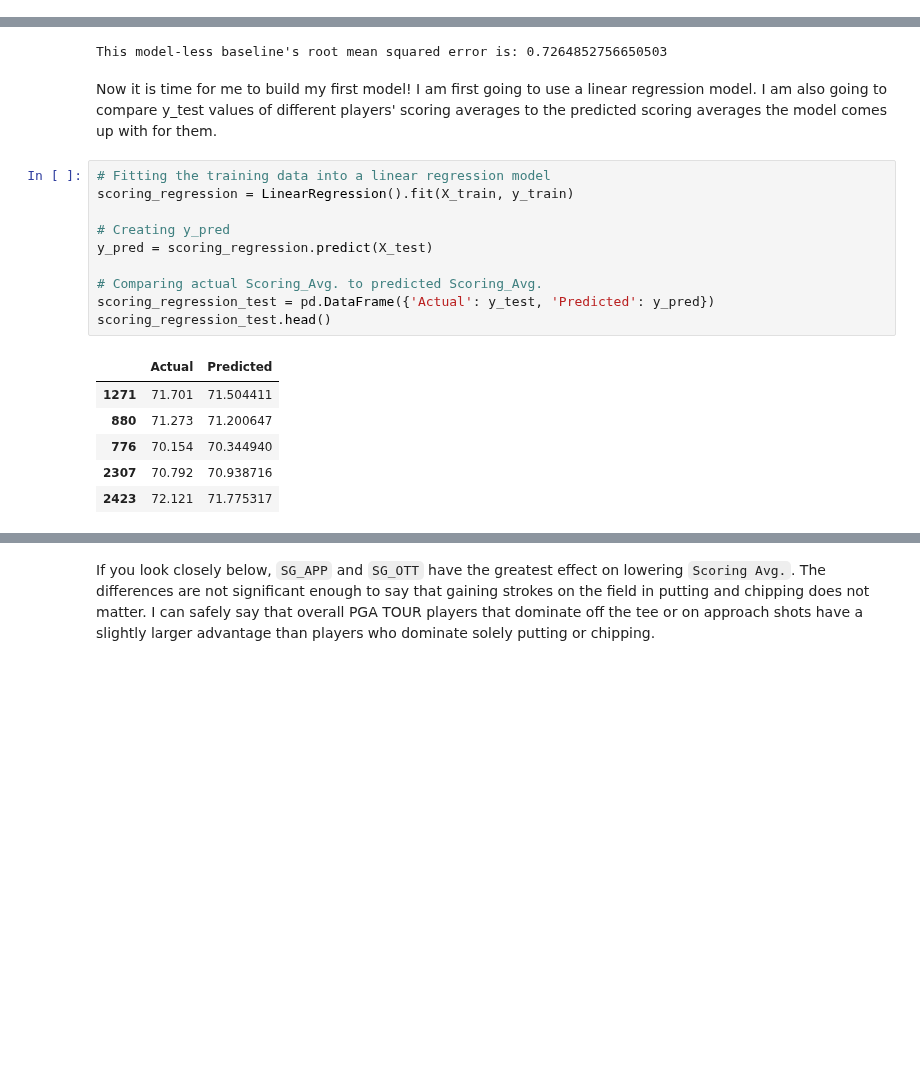
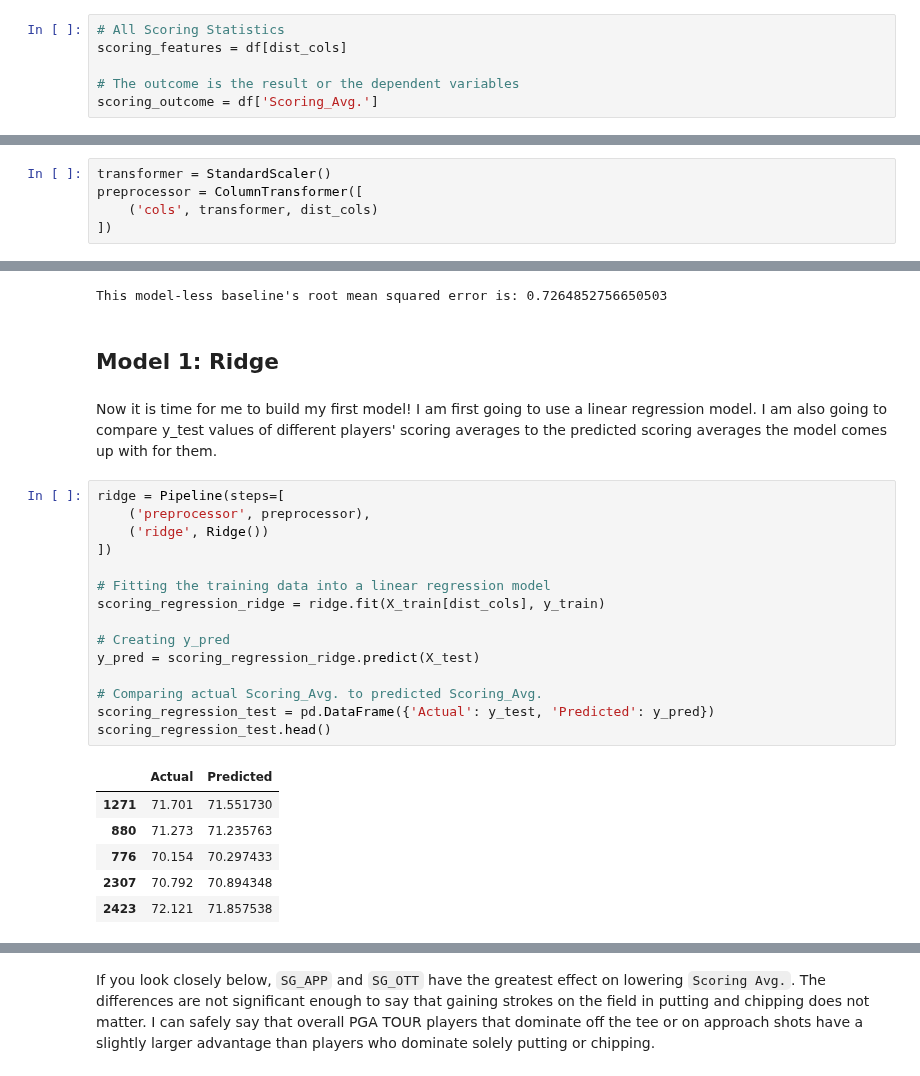
Before and after one commit to johndaniels2/PGA-TOUR-Project, a Jupyter notebook: Project Notebook.ipynb, the cells around one changed output, grey strips where cells are left out. Saved outputs shown, nothing was run; the diff lists cells and outputs as text; blank space fills up the shorter version.

```diff
--- a/Project Notebook.ipynb
+++ b/Project Notebook.ipynb
@@ -166,0 +174,6 @@ df.sort_values(by='Scoring_Avg.', ascending=True)[['PLAYER NAME', 'Year', 'Scori
+# %%
+# All Scoring Statistics
+scoring_features = df[dist_cols]
+
+# The outcome is the result or the dependent variables
+scoring_outcome = df['Scoring_Avg.']
@@ -167,3 +188,8 @@ df.sort_values(by='Scoring_Avg.', ascending=True)[['PLAYER NAME', 'Year', 'Scori
+# %%
+transformer = StandardScaler()
+preprocessor = ColumnTransformer([
+    ('cols', transformer, dist_cols)
+])
 # %% [markdown]
 ## Model-less Baseline (First Model)
 # %% [markdown]
@@ -203,22 +217,29 @@ np.mean(baseline_test_preds)
 print("This model-less baseline's root mean squared error is:",mean_squared_error(y_test, baseline_test_preds, squared=False))
 # %% [output]
 This model-less baseline's root mean squared error is: 0.7264852756650503
+# %% [markdown]
+## Model 1: Ridge
 # %% [markdown]
 Now it is time for me to build my first model! I am first going to use a linear regression model. I am also going to compare y_test values of different players' scoring averages to the predicted scoring averages the model comes up with for them.
 # %%
+ridge = Pipeline(steps=[
+    ('preprocessor', preprocessor),
+    ('ridge', Ridge())
+])
+
 # Fitting the training data into a linear regression model
-scoring_regression = LinearRegression().fit(X_train, y_train)
+scoring_regression_ridge = ridge.fit(X_train[dist_cols], y_train)
 
 # Creating y_pred
-y_pred = scoring_regression.predict(X_test)
+y_pred = scoring_regression_ridge.predict(X_test)
 
 # Comparing actual Scoring_Avg. to predicted Scoring_Avg.
 scoring_regression_test = pd.DataFrame({'Actual': y_test, 'Predicted': y_pred})
 scoring_regression_test.head()
 # %% [output]
 |  | Actual | Predicted |
-| 1271 | 71.701 | 71.504411 |
-| 880 | 71.273 | 71.200647 |
-| 776 | 70.154 | 70.344940 |
-| 2307 | 70.792 | 70.938716 |
-| 2423 | 72.121 | 71.775317 |
+| 1271 | 71.701 | 71.551730 |
+| 880 | 71.273 | 71.235763 |
+| 776 | 70.154 | 70.297433 |
+| 2307 | 70.792 | 70.894348 |
+| 2423 | 72.121 | 71.857538 |
```
Also changed, not shown: parts of 24 cells of this notebook.
